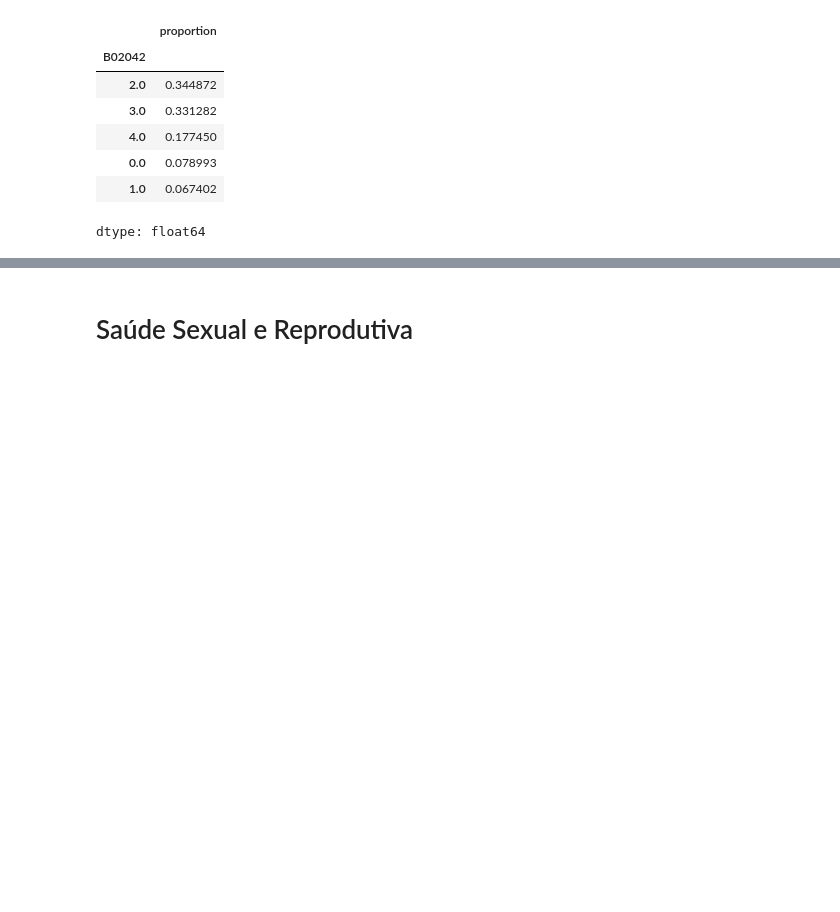
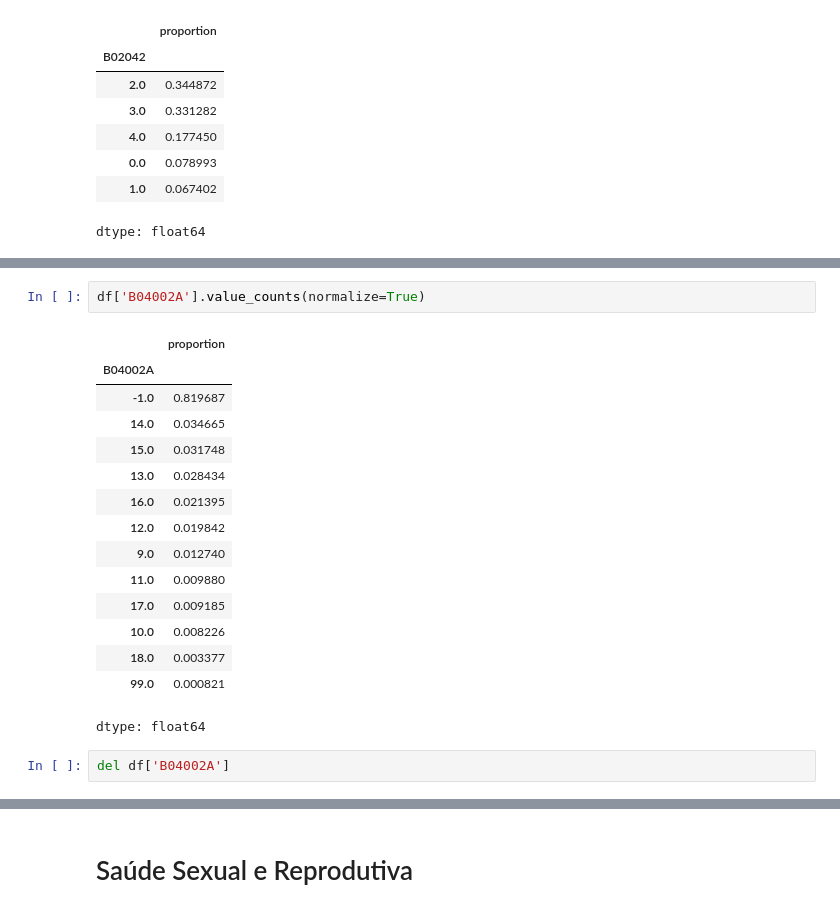
Before and after one commit to GustavoEmanuel901/lainfs-pense-repository, a Jupyter notebook: Dados_Pense_2026.ipynb, the cells around one changed output, grey strips where cells are left out. Cells and saved outputs as stored; diff of their text form; blank space fills up the shorter version.

```diff
--- a/Dados_Pense_2026.ipynb
+++ b/Dados_Pense_2026.ipynb
@@ -3276,0 +3306,20 @@ dtype: float64
+# %%
+df['B04002A'].value_counts(normalize=True)
+# %% [output]
+|  | proportion |
+| B04002A |  |
+| -1.0 | 0.819687 |
+| 14.0 | 0.034665 |
+| 15.0 | 0.031748 |
+| 13.0 | 0.028434 |
+| 16.0 | 0.021395 |
+| 12.0 | 0.019842 |
+| 9.0 | 0.012740 |
+| 11.0 | 0.009880 |
+| 17.0 | 0.009185 |
+| 10.0 | 0.008226 |
+| 18.0 | 0.003377 |
+| 99.0 | 0.000821 |
+dtype: float64
+# %%
+del df['B04002A']
```
Also changed, not shown: parts of 55 cells of this notebook.
